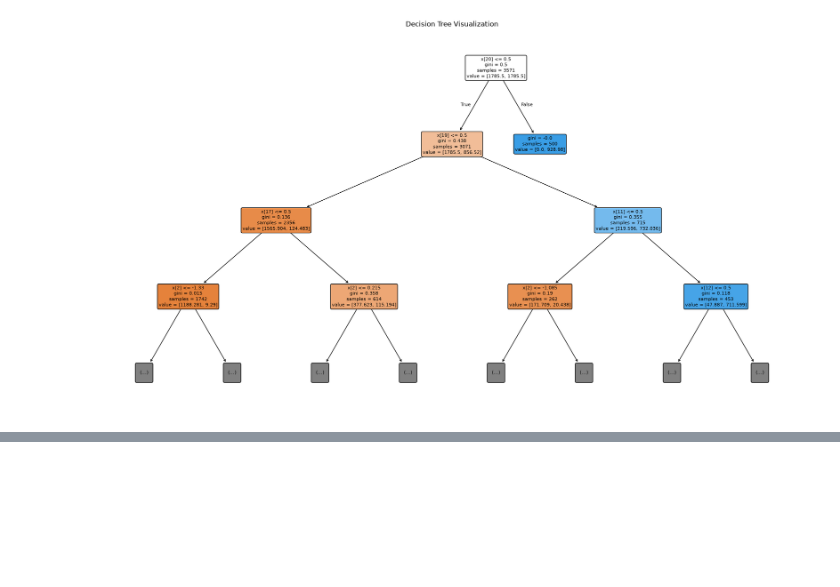
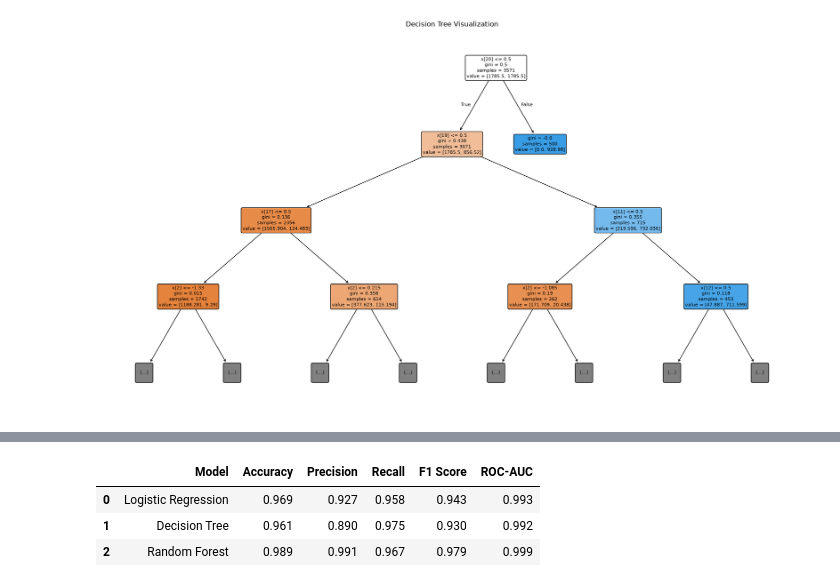
Before and after one commit to Zohra-tech/Student-Depression-Prediction, a Jupyter notebook: notebooks/Student_Depression_Analysis.ipynb, the cells around one changed output, grey strips where cells are left out. Saved outputs shown, nothing was run; the diff lists cells and outputs as text; code cells hidden in the pictures; blank space fills up the shorter version.

```diff
--- a/notebooks/Student_Depression_Analysis.ipynb
+++ b/notebooks/Student_Depression_Analysis.ipynb
@@ -486,0 +579,46 @@ plt.show()
+# %%
+logistic_probabilities = logistic_model.predict_proba(features_test_processed)[:, 1]
+
+decision_tree_probabilities = decision_tree_model.predict_proba(features_test_processed)[:, 1]
+
+random_forest_probabilities = random_forest_model.predict_proba(features_test_processed)[:, 1]
+# %%
+model_results = pd.DataFrame({
+    "Model": [
+        "Logistic Regression",
+        "Decision Tree",
+        "Random Forest"
+    ],
+    "Accuracy": [
+        accuracy_score(target_test, logistic_predictions),
+        accuracy_score(target_test, decision_tree_predictions),
+        accuracy_score(target_test, random_forest_predictions)
+    ],
+    "Precision": [
+        precision_score(target_test, logistic_predictions),
+        precision_score(target_test, decision_tree_predictions),
+        precision_score(target_test, random_forest_predictions)
+    ],
+    "Recall": [
+        recall_score(target_test, logistic_predictions),
+        recall_score(target_test, decision_tree_predictions),
+        recall_score(target_test, random_forest_predictions)
+    ],
+    "F1 Score": [
+        f1_score(target_test, logistic_predictions),
+        f1_score(target_test, decision_tree_predictions),
+        f1_score(target_test, random_forest_predictions)
+    ],
+    "ROC-AUC": [
+        roc_auc_score(target_test, logistic_probabilities),
+        roc_auc_score(target_test, decision_tree_probabilities),
+        roc_auc_score(target_test, random_forest_probabilities)
+    ]
+})
+
+display(model_results.round(3))
+# %% [output]
+|  | Model | Accuracy | Precision | Recall | F1 Score | ROC-AUC |
+| 0 | Logistic Regression | 0.969 | 0.927 | 0.958 | 0.943 | 0.993 |
+| 1 | Decision Tree | 0.961 | 0.890 | 0.975 | 0.930 | 0.992 |
+| 2 | Random Forest | 0.989 | 0.991 | 0.967 | 0.979 | 0.999 |
```
Also changed, not shown: parts of 8 cells of this notebook, 2 other files.
